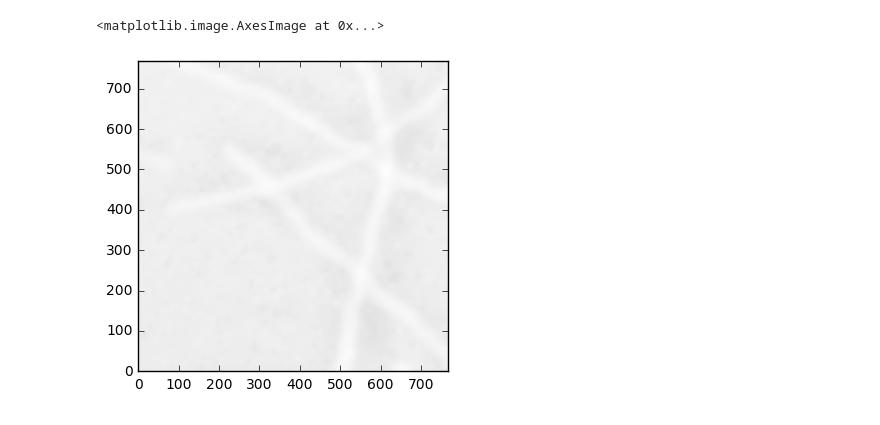
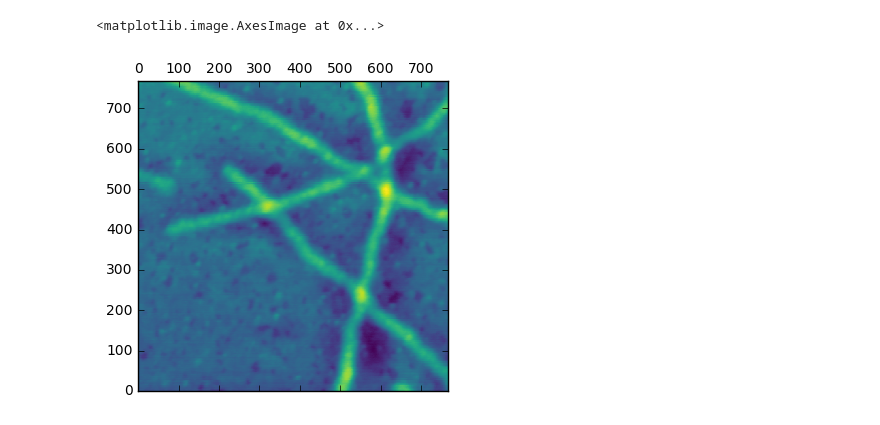
Before and after one commit to wesleyktatum/Nanowire_Measurements, a Jupyter notebook: NaRWHAL/BackgroundingAstroPy.ipynb, the cells around one changed output. Cells and saved outputs as stored; diff of their text form; code cells hidden in the pictures.

```diff
--- a/NaRWHAL/BackgroundingAstroPy.ipynb
+++ b/NaRWHAL/BackgroundingAstroPy.ipynb
@@ -41,9 +30,9 @@ plt.imshow(afmdata, norm=norm, origin='lower', cmap='Greys_r')
 # %%
 ### This is the Backgrounded image shown two frames up. The frame below is super pale because I'm working
 ### on the histogram normalization
 
 backgrounded = afmdata - bkg.background
-plt.imshow(backgrounded,norm = norm, origin='lower', cmap='Greys_r')
+plt.matshow(backgrounded, origin = 'lower', cmap = 'viridis')
 # %% [output]
 <matplotlib.image.AxesImage at 0x...>
-[figure, old version]
+[figure, new version]
```
Also changed, not shown: parts of 9 cells of this notebook, 7 other files.
